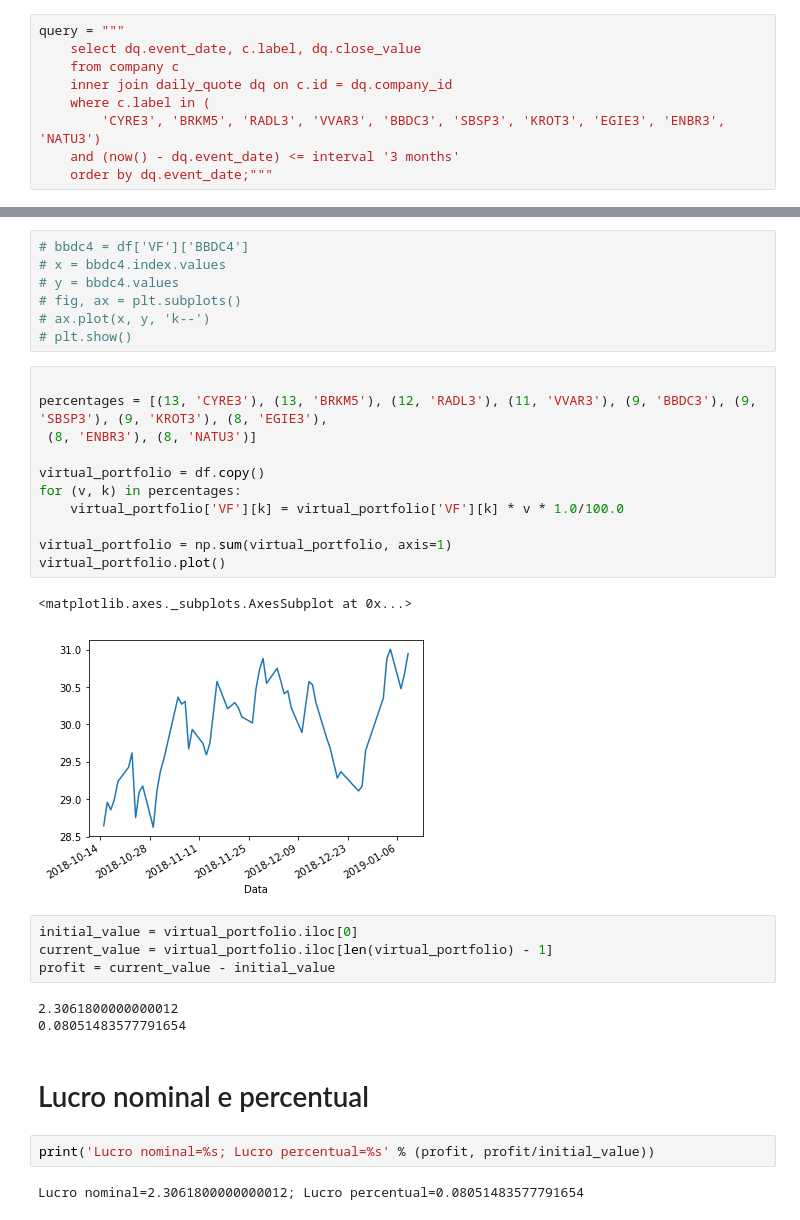
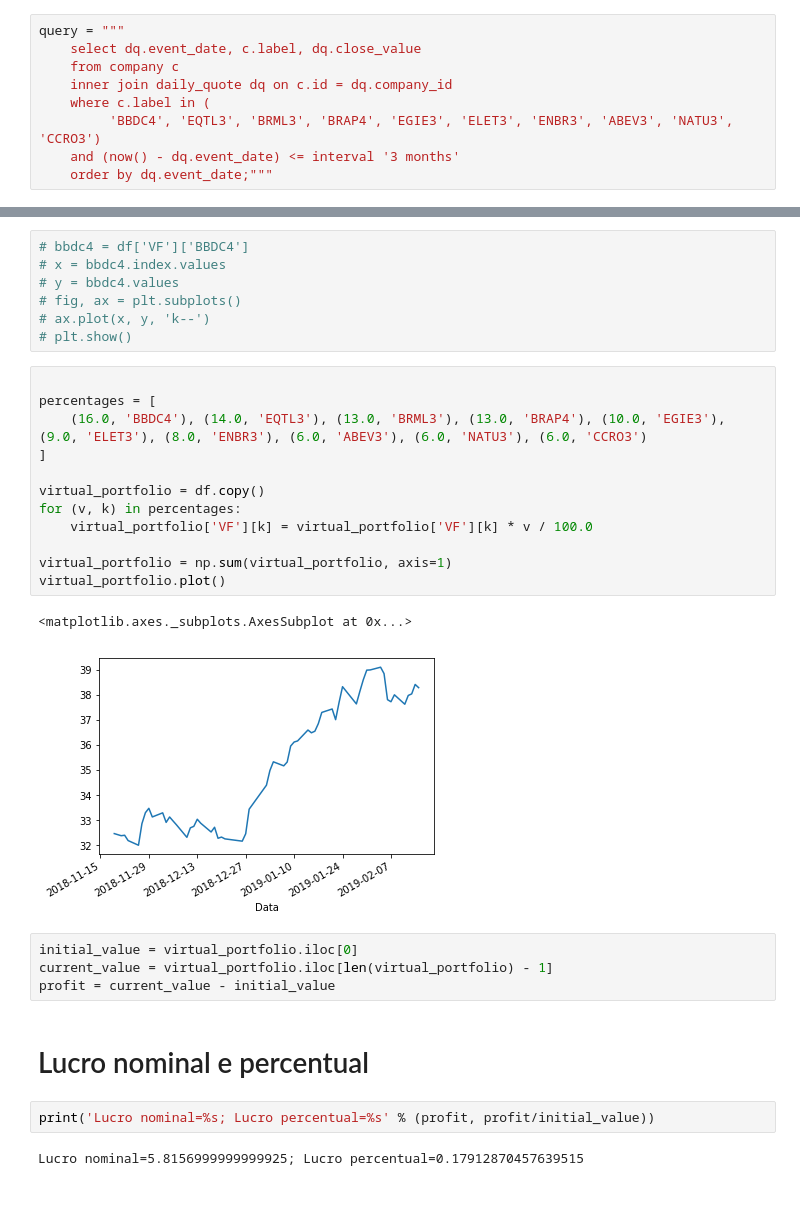
Before and after one commit to mateusquaresma/portfolio-manager, a Jupyter notebook: Visualizador do Moneta.ipynb, the cells around one changed output, grey strips where cells are left out. Saved outputs shown, nothing was run; the diff lists cells and outputs as text.

```diff
--- a/Visualizador do Moneta.ipynb
+++ b/Visualizador do Moneta.ipynb
@@ -10,7 +10,7 @@ query = """
     from company c
     inner join daily_quote dq on c.id = dq.company_id
     where c.label in (
-        'CYRE3', 'BRKM5', 'RADL3', 'VVAR3', 'BBDC3', 'SBSP3', 'KROT3', 'EGIE3', 'ENBR3', 'NATU3')
+         'BBDC4', 'EQTL3', 'BRML3', 'BRAP4', 'EGIE3', 'ELET3', 'ENBR3', 'ABEV3', 'NATU3', 'CCRO3')
     and (now() - dq.event_date) <= interval '3 months'
     order by dq.event_date;"""
 # %%
@@ -79,28 +79,26 @@ for label in df['VF']:
 # plt.show()
 # %%
 
-percentages = [(13, 'CYRE3'), (13, 'BRKM5'), (12, 'RADL3'), (11, 'VVAR3'), (9, 'BBDC3'), (9, 'SBSP3'), (9, 'KROT3'), (8, 'EGIE3'),
- (8, 'ENBR3'), (8, 'NATU3')]
+percentages = [
+    (16.0, 'BBDC4'), (14.0, 'EQTL3'), (13.0, 'BRML3'), (13.0, 'BRAP4'), (10.0, 'EGIE3'), (9.0, 'ELET3'), (8.0, 'ENBR3'), (6.0, 'ABEV3'), (6.0, 'NATU3'), (6.0, 'CCRO3')
+]
 
 virtual_portfolio = df.copy()
 for (v, k) in percentages:
-    virtual_portfolio['VF'][k] = virtual_portfolio['VF'][k] * v * 1.0/100.0
+    virtual_portfolio['VF'][k] = virtual_portfolio['VF'][k] * v / 100.0
 
 virtual_portfolio = np.sum(virtual_portfolio, axis=1)
 virtual_portfolio.plot()
 # %% [output]
 <matplotlib.axes._subplots.AxesSubplot at 0x...>
-[figure, old version]
+[figure, new version]
 # %%
 initial_value = virtual_portfolio.iloc[0]
 current_value = virtual_portfolio.iloc[len(virtual_portfolio) - 1]
 profit = current_value - initial_value
-# %% [output]
-2.3061800000000012
-0.08051483577791654
 # %% [markdown]
 # Lucro nominal e percentual
 # %%
 print('Lucro nominal=%s; Lucro percentual=%s' % (profit, profit/initial_value))
 # %% [output]
-Lucro nominal=2.3061800000000012; Lucro percentual=0.08051483577791654
+Lucro nominal=5.8156999999999925; Lucro percentual=0.17912870457639515
```
Also changed, not shown: parts of 2 cells of this notebook, 1 other file.
